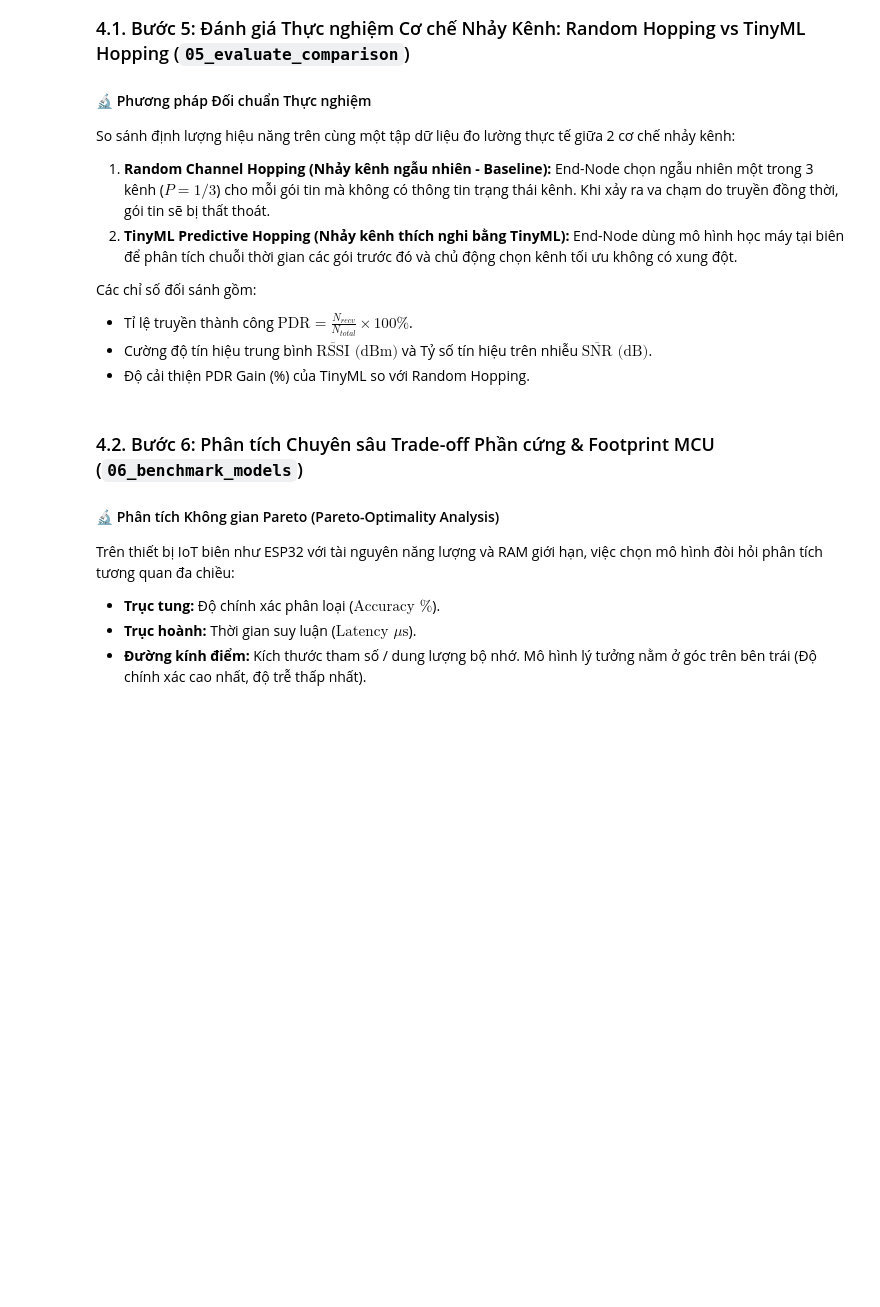
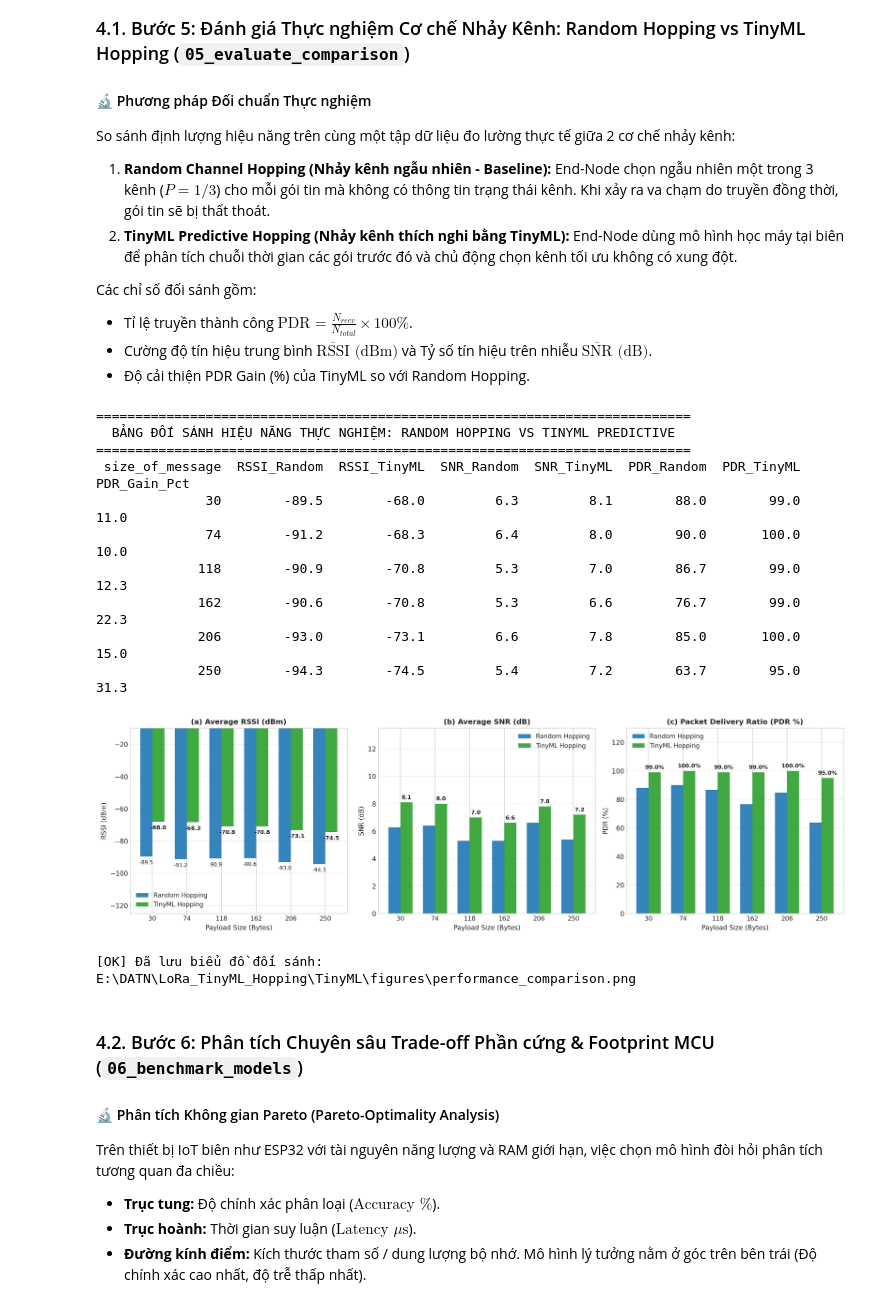
Before and after one commit to Brauuwu/LoRa_TinyML_Hopping, a Jupyter notebook: TinyML/LoRa_TinyML_Pipeline.ipynb, the cells around one changed output. Cells and saved outputs as stored; diff of their text form; code cells hidden in the pictures; blank space fills up the shorter version.

Commit message:
fix: resolve text and legend overlapping across all exported figures and re-run notebook

```diff
--- a/TinyML/LoRa_TinyML_Pipeline.ipynb
+++ b/TinyML/LoRa_TinyML_Pipeline.ipynb
@@ -1063,46 +1148,71 @@ x_pos = np.arange(len(payload_sizes))
 bw = 0.35
 
 # (a) RSSI
-axes[0].bar(x_pos - bw/2, comp_df['RSSI_Random'], bw, label='Random Hopping', color='#1f77b4', alpha=0.9)
-axes[0].bar(x_pos + bw/2, comp_df['RSSI_TinyML'], bw, label='TinyML Hopping', color='#2ca02c', alpha=0.9)
+b0_r = axes[0].bar(x_pos - bw/2, comp_df['RSSI_Random'], bw, label='Random Hopping', color='#1f77b4', alpha=0.9)
+b0_m = axes[0].bar(x_pos + bw/2, comp_df['RSSI_TinyML'], bw, label='TinyML Hopping', color='#2ca02c', alpha=0.9)
 axes[0].set_title('(a) Average RSSI (dBm)', fontsize=11, fontweight='bold')
 axes[0].set_xlabel('Payload Size (Bytes)', fontsize=10)
 axes[0].set_ylabel('RSSI (dBm)', fontsize=10)
 axes[0].set_xticks(x_pos)
 axes[0].set_xticklabels(payload_sizes, fontsize=9.5)
-axes[0].set_ylim(-110, -10)
-axes[0].legend(loc='lower left', fontsize=9, framealpha=0.9)
+axes[0].set_ylim(-125, -10)
+axes[0].legend(loc='lower left', fontsize=9.5, framealpha=0.95)
 axes[0].grid(axis='y', linestyle='--', alpha=0.5)
+for bar in b0_r:
+    yval = bar.get_height()
+    axes[0].text(bar.get_x() + bar.get_width() / 2.0, yval - 2.2, f"{yval:.1f}", ha='center', va='top', fontsize=8)
+for bar in b0_m:
+    yval = bar.get_height()
+    axes[0].text(bar.get_x() + bar.get_width() / 2.0, yval - 2.2, f"{yval:.1f}", ha='center', va='top', fontsize=8.5, fontweight='bold')
 
 # (b) SNR
-axes[1].bar(x_pos - bw/2, comp_df['SNR_Random'], bw, label='Random Hopping', color='#1f77b4', alpha=0.9)
-axes[1].bar(x_pos + bw/2, comp_df['SNR_TinyML'], bw, label='TinyML Hopping', color='#2ca02c', alpha=0.9)
+b1_r = axes[1].bar(x_pos - bw/2, comp_df['SNR_Random'], bw, label='Random Hopping', color='#1f77b4', alpha=0.9)
+b1_m = axes[1].bar(x_pos + bw/2, comp_df['SNR_TinyML'], bw, label='TinyML Hopping', color='#2ca02c', alpha=0.9)
 axes[1].set_title('(b) Average SNR (dB)', fontsize=11, fontweight='bold')
 axes[1].set_xlabel('Payload Size (Bytes)', fontsize=10)
 axes[1].set_ylabel('SNR (dB)', fontsize=10)
 axes[1].set_xticks(x_pos)
 axes[1].set_xticklabels(payload_sizes, fontsize=9.5)
-axes[1].set_ylim(0, 13)
-axes[1].legend(loc='upper right', fontsize=9, framealpha=0.9)
+axes[1].set_ylim(0, 13.5)
+axes[1].legend(loc='upper right', fontsize=9.5, framealpha=0.95)
 axes[1].grid(axis='y', linestyle='--', alpha=0.5)
+for bar in b1_m:
+    yval = bar.get_height()
+    axes[1].text(bar.get_x() + bar.get_width() / 2.0, yval + 0.15, f"{yval:.1f}", ha='center', va='bottom', fontsize=8.5, fontweight='bold')
 
 # (c) PDR
-axes[2].bar(x_pos - bw/2, comp_df['PDR_Random'], bw, label='Random Hopping', color='#1f77b4', alpha=0.9)
-axes[2].bar(x_pos + bw/2, comp_df['PDR_TinyML'], bw, label='TinyML Hopping', color='#2ca02c', alpha=0.9)
+b2_r = axes[2].bar(x_pos - bw/2, comp_df['PDR_Random'], bw, label='Random Hopping', color='#1f77b4', alpha=0.9)
+b2_m = axes[2].bar(x_pos + bw/2, comp_df['PDR_TinyML'], bw, label='TinyML Hopping', color='#2ca02c', alpha=0.9)
 axes[2].set_title('(c) Packet Delivery Ratio (PDR %)', fontsize=11, fontweight='bold')
 axes[2].set_xlabel('Payload Size (Bytes)', fontsize=10)
 axes[2].set_ylabel('PDR (%)', fontsize=10)
 axes[2].set_xticks(x_pos)
 axes[2].set_xticklabels(payload_sizes, fontsize=9.5)
-axes[2].set_ylim(0, 115)
-axes[2].legend(loc='lower left', fontsize=9, framealpha=0.9)
+axes[2].set_ylim(0, 130)
+axes[2].legend(loc='upper left', fontsize=9.5, framealpha=0.95)
 axes[2].grid(axis='y', linestyle='--', alpha=0.5)
+for bar in b2_m:
+    yval = bar.get_height()
+    axes[2].text(bar.get_x() + bar.get_width() / 2.0, yval + 1.5, f"{yval:.1f}%", ha='center', va='bottom', fontsize=8.5, fontweight='bold')
 
 plt.tight_layout()
 out_perf_path = os.path.join(FIGURES_DIR, "performance_comparison.png")
 plt.savefig(out_perf_path, dpi=300)
 plt.show()
 print(f"[OK] Đã lưu biểu đồ đối sánh: {out_perf_path}")
+# %% [output]
+============================================================================
+  BẢNG ĐỐI SÁNH HIỆU NĂNG THỰC NGHIỆM: RANDOM HOPPING VS TINYML PREDICTIVE
+============================================================================
+ size_of_message  RSSI_Random  RSSI_TinyML  SNR_Random  SNR_TinyML  PDR_Random  PDR_TinyML  PDR_Gain_Pct
+              30        -89.5        -68.0         6.3         8.1        88.0        99.0          11.0
+              74        -91.2        -68.3         6.4         8.0        90.0       100.0          10.0
+             118        -90.9        -70.8         5.3         7.0        86.7        99.0          12.3
+             162        -90.6        -70.8         5.3         6.6        76.7        99.0          22.3
+             206        -93.0        -73.1         6.6         7.8        85.0       100.0          15.0
+             250        -94.3        -74.5         5.4         7.2        63.7        95.0          31.3
+[figure, added]
+[OK] Đã lưu biểu đồ đối sánh: E:\DATN\LoRa_TinyML_Hopping\TinyML\figures\performance_comparison.png
 # %% [markdown]
 <a id="sec-4-2"></a>
 ### 4.2. Bước 6: Phân tích Chuyên sâu Trade-off Phần cứng & Footprint MCU (`06_benchmark_models`)
```
Also changed, not shown: parts of 18 cells of this notebook, 19 other files.
